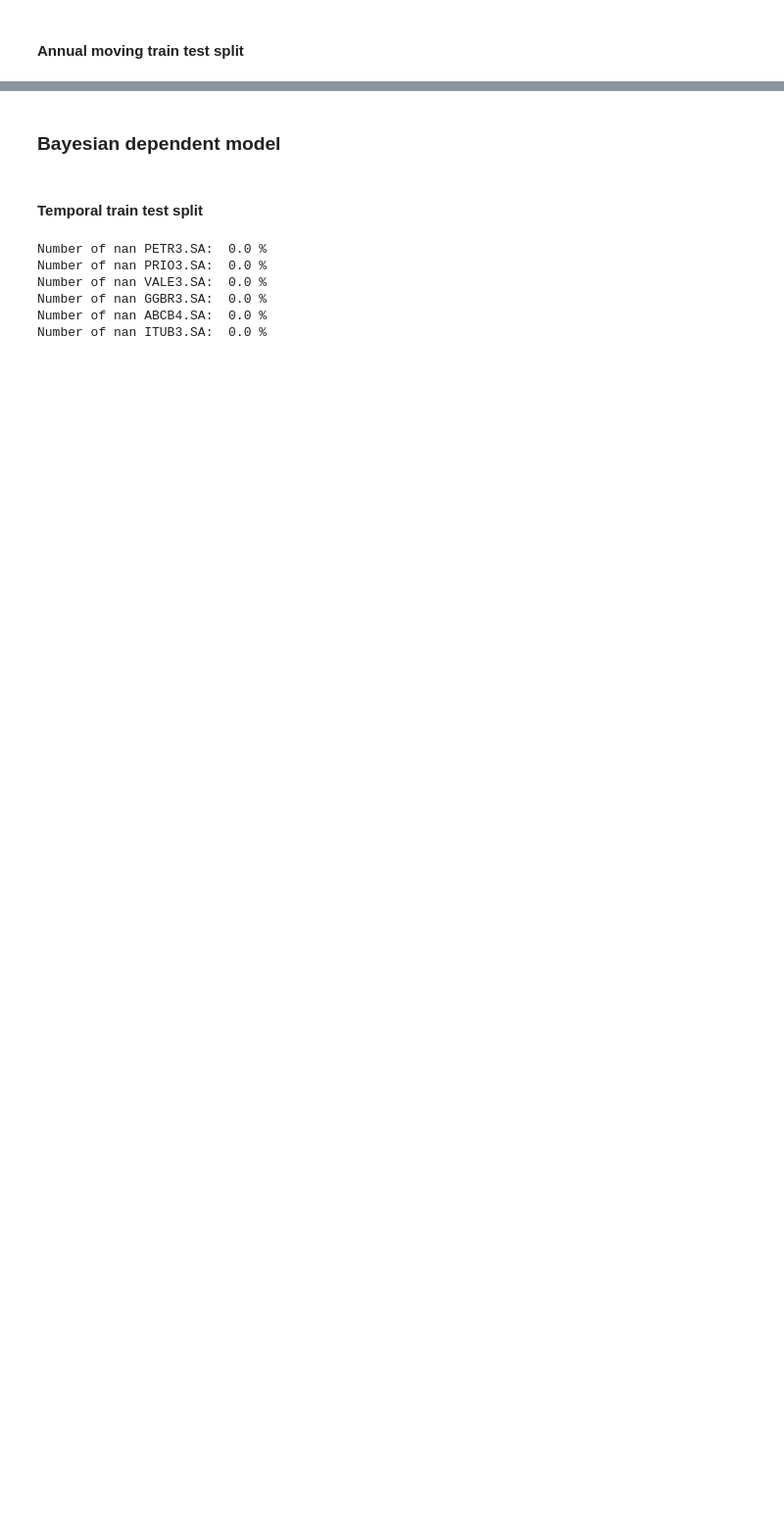
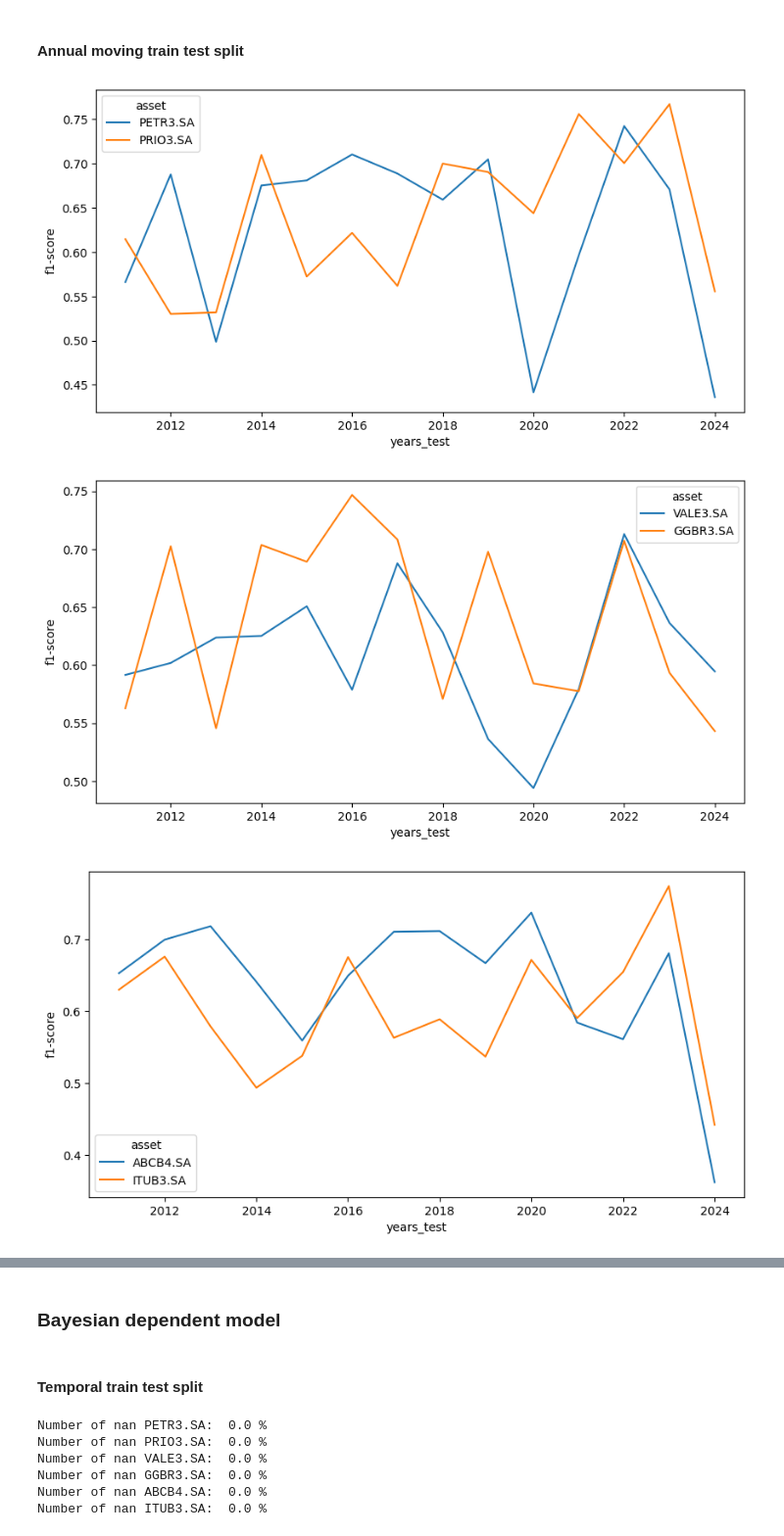
Before and after one commit to semcovici/Mean-Reversion-Prediction-with-Brazilian-Stocks-Market, a Jupyter notebook: notebooks/freq_model.ipynb, the cells around one changed output, grey strips where cells are left out. Shown at 98% size. Saved outputs shown, nothing was run; the diff lists cells and outputs as text; code cells hidden in the pictures; blank space fills up the shorter version.

```diff
--- a/notebooks/freq_model.ipynb
+++ b/notebooks/freq_model.ipynb
@@ -174,6 +192,23 @@ for asset in list_assets:
         df_results_p['years_test'] = str(years_test)
 
         df_results = pd.concat([df_results, df_results_p])
+# %%
+domains_list = [["PETR3.SA","PRIO3.SA"], ["VALE3.SA", "GGBR3.SA"], ["ABCB4.SA", "ITUB3.SA"], ["FLRY3.SA", "RADL3.SA"]]
 # %%
 df_results.years_train = df_results.years_train.apply(lambda x: int(eval(x)[0]))
 df_results.years_test = df_results.years_test.apply(lambda x: int(eval(x)[0]))
+df_results_metric = df_results.loc['macro avg', :]
+
+
+for asset_domain_list in domains_list:
+
+    fig, ax = plt.subplots(figsize=(10, 5))
+
+
+    sns.lineplot(data=df_results_metric[df_results_metric.asset.isin(asset_domain_list)] , x="years_test", y='f1-score', hue="asset", ax = ax)
+
+    plt.show()
+# %% [output]
+[figure, added]
+[figure, added]
+[figure, added]
```
Also changed, not shown: parts of 35 cells of this notebook, 5 other files.
